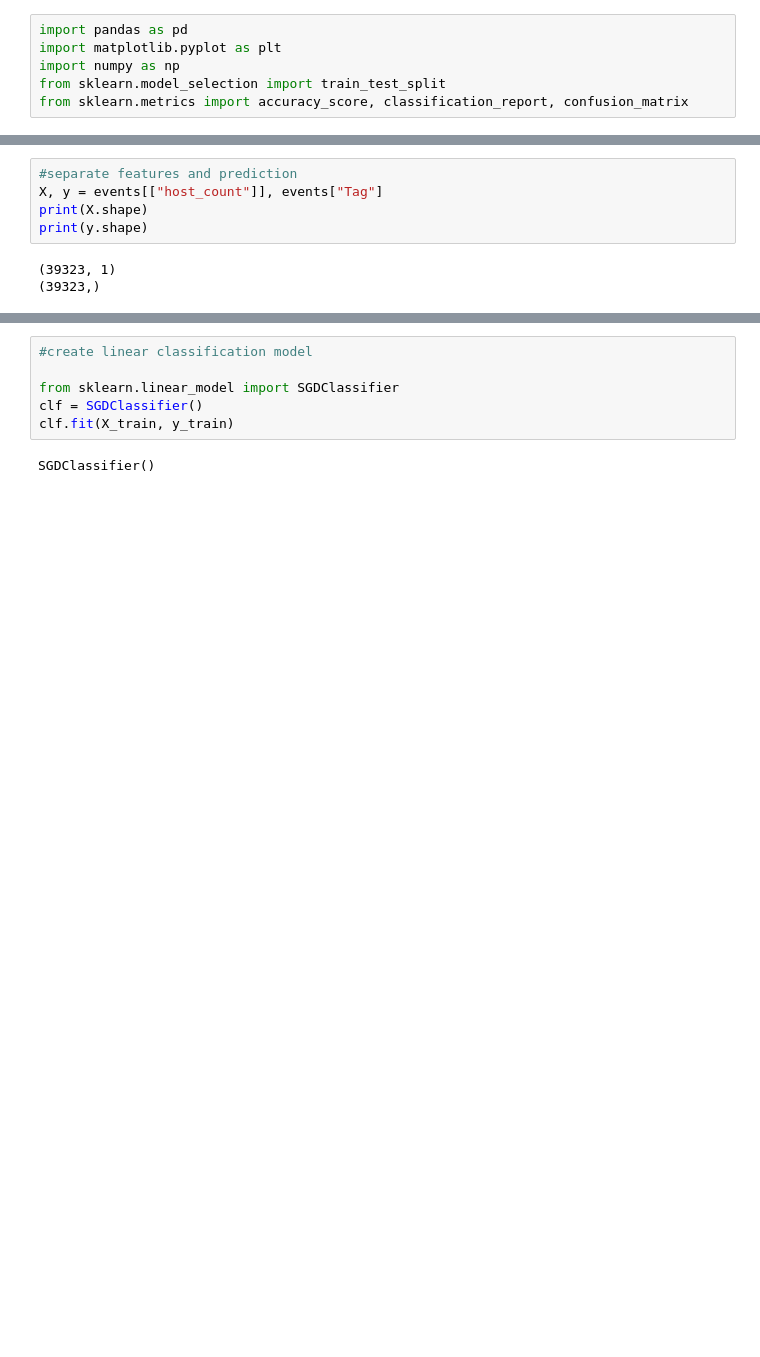
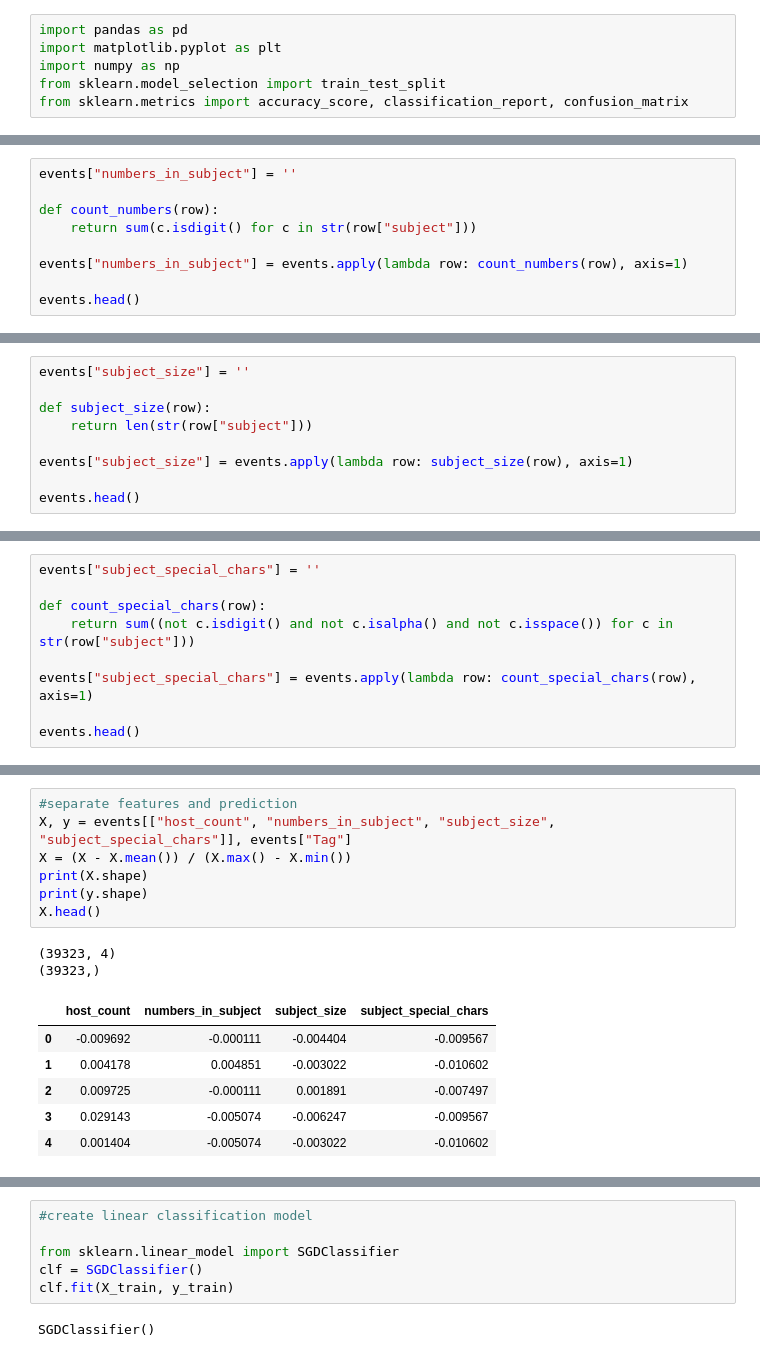
Before and after one commit to HOLMESsamuel/game-of-code, a Jupyter notebook: train.ipynb, the cells around one changed output, grey strips where cells are left out. Drawn from its saved outputs; the diff is of its cells as text; blank space fills up the shorter version.

Commit message:
Add regex for subject features

```diff
--- a/train.ipynb
+++ b/train.ipynb
@@ -14,3 +14,12 @@ events.head()
 | 2 | 2 | 19627 | 287835 | 2022-04-01 | 89 | 1 | Received: from 10.194.205.88\r\n ... | fortune@msg.fortune.com|fortune@m... | 2022-04-01T00:58:47.000000+0000|2... | ... |
 | 3 | 3 | 19628 | 287836 | 2022-04-01 | 159 | 1 | Received: from 10.213.249.35\r\n ... | miltongrovesc.yahoo.com@send.mail... | 2022-04-01T00:55:55.000000+0000|2... | ... |
 | 4 | 4 | 19629 | 287837 | 2022-04-01 | 62 | 0 | Received: from 10.194.205.88\r\n ... | pedidos@riooffsite.com.br|pedidos... | 2022-04-01T00:56:38.000000+0000|2... | ... |
+# %%
+events["numbers_in_subject"] = ''
+
+def count_numbers(row):
+    return sum(c.isdigit() for c in str(row["subject"]))
+
+events["numbers_in_subject"] = events.apply(lambda row: count_numbers(row), axis=1)
+
+events.head()
@@ -16,0 +33,9 @@ events.head()
+# %%
+events["subject_size"] = ''
+
+def subject_size(row):
+    return len(str(row["subject"]))
+
+events["subject_size"] = events.apply(lambda row: subject_size(row), axis=1)
+
+events.head()
@@ -16,0 +49,9 @@ events.head()
+# %%
+events["subject_special_chars"] = ''
+
+def count_special_chars(row):
+    return sum((not c.isdigit() and not c.isalpha() and not c.isspace()) for c in str(row["subject"]))
+
+events["subject_special_chars"] = events.apply(lambda row: count_special_chars(row), axis=1)
+
+events.head()
@@ -17,9 +65,17 @@ events.head()
 # %%
 #separate features and prediction
-X, y = events[["host_count"]], events["Tag"]
+X, y = events[["host_count", "numbers_in_subject", "subject_size", "subject_special_chars"]], events["Tag"]
+X = (X - X.mean()) / (X.max() - X.min())
 print(X.shape)
 print(y.shape)
+X.head()
 # %% [output]
-(39323, 1)
+(39323, 4)
 (39323,)
+|  | host_count | numbers_in_subject | subject_size | subject_special_chars |
+| 0 | -0.009692 | -0.000111 | -0.004404 | -0.009567 |
+| 1 | 0.004178 | 0.004851 | -0.003022 | -0.010602 |
+| 2 | 0.009725 | -0.000111 | 0.001891 | -0.007497 |
+| 3 | 0.029143 | -0.005074 | -0.006247 | -0.009567 |
+| 4 | 0.001404 | -0.005074 | -0.003022 | -0.010602 |
 # %%
```
Also changed, not shown: parts of 11 cells of this notebook, 1 other file.
